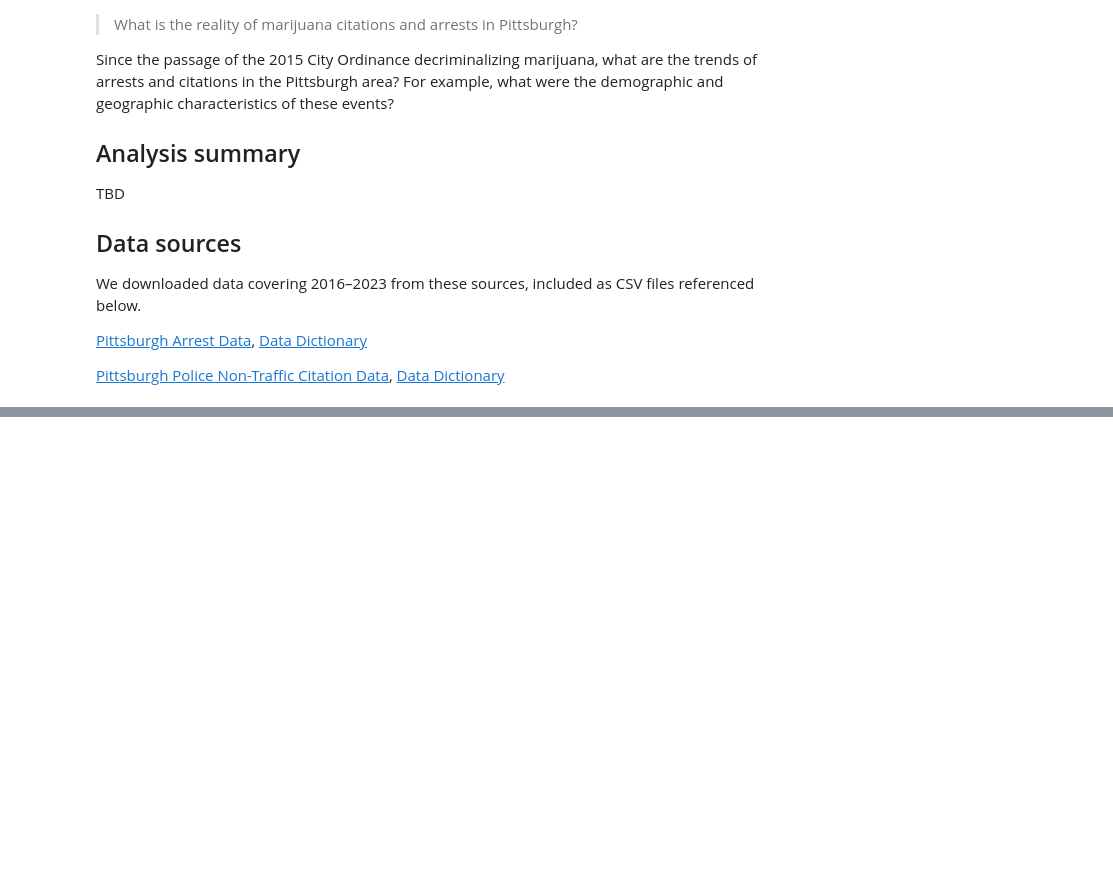
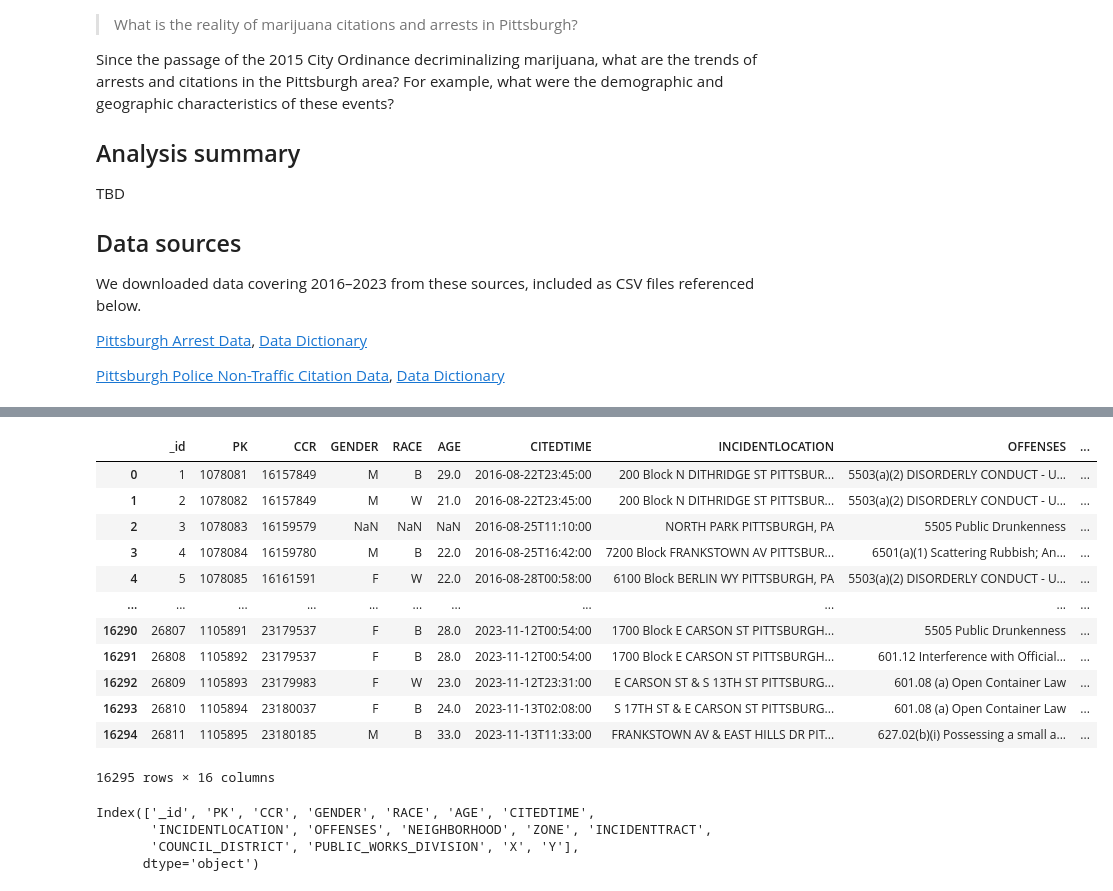
Before and after one commit to Police-Data-Accessibility-Project/caasi-help-desk, a Jupyter notebook: mj-decriminalization/analysis/fall 2024 analysis.ipynb, the cells around one changed output, grey strips where cells are left out. Cells and saved outputs as stored; diff of their text form; code cells hidden in the pictures; blank space fills up the shorter version.

```diff
--- a/mj-decriminalization/analysis/fall 2024 analysis.ipynb
+++ b/mj-decriminalization/analysis/fall 2024 analysis.ipynb
@@ -41,0 +83,23 @@ citations_df = pd.read_csv('citation_data_wprdc.csv', low_memory=False)
+# %%
+citations_df
+# %% [output]
+|  | _id | PK | CCR | GENDER | RACE | AGE | CITEDTIME | INCIDENTLOCATION | OFFENSES | ... |
+| 0 | 1 | 1078081 | 16157849 | M | B | 29.0 | 2016-08-22T23:45:00 | 200 Block N DITHRIDGE ST PITTSBUR... | 5503(a)(2) DISORDERLY CONDUCT - U... | ... |
+| 1 | 2 | 1078082 | 16157849 | M | W | 21.0 | 2016-08-22T23:45:00 | 200 Block N DITHRIDGE ST PITTSBUR... | 5503(a)(2) DISORDERLY CONDUCT - U... | ... |
+| 2 | 3 | 1078083 | 16159579 | NaN | NaN | NaN | 2016-08-25T11:10:00 | NORTH PARK PITTSBURGH, PA | 5505 Public Drunkenness | ... |
+| 3 | 4 | 1078084 | 16159780 | M | B | 22.0 | 2016-08-25T16:42:00 | 7200 Block FRANKSTOWN AV PITTSBUR... | 6501(a)(1) Scattering Rubbish; An... | ... |
+| 4 | 5 | 1078085 | 16161591 | F | W | 22.0 | 2016-08-28T00:58:00 | 6100 Block BERLIN WY PITTSBURGH, PA | 5503(a)(2) DISORDERLY CONDUCT - U... | ... |
+| ... | ... | ... | ... | ... | ... | ... | ... | ... | ... | ... |
+| 16290 | 26807 | 1105891 | 23179537 | F | B | 28.0 | 2023-11-12T00:54:00 | 1700 Block E CARSON ST PITTSBURGH... | 5505 Public Drunkenness | ... |
+| 16291 | 26808 | 1105892 | 23179537 | F | B | 28.0 | 2023-11-12T00:54:00 | 1700 Block E CARSON ST PITTSBURGH... | 601.12 Interference with Official... | ... |
+| 16292 | 26809 | 1105893 | 23179983 | F | W | 23.0 | 2023-11-12T23:31:00 | E CARSON ST & S 13TH ST PITTSBURG... | 601.08 (a) Open Container Law | ... |
+| 16293 | 26810 | 1105894 | 23180037 | F | B | 24.0 | 2023-11-13T02:08:00 | S 17TH ST & E CARSON ST PITTSBURG... | 601.08 (a) Open Container Law | ... |
+| 16294 | 26811 | 1105895 | 23180185 | M | B | 33.0 | 2023-11-13T11:33:00 | FRANKSTOWN AV & EAST HILLS DR PIT... | 627.02(b)(i) Possessing a small a... | ... |
+16295 rows × 16 columns
+# %%
+citations_df.columns
+# %% [output]
+Index(['_id', 'PK', 'CCR', 'GENDER', 'RACE', 'AGE', 'CITEDTIME',
+       'INCIDENTLOCATION', 'OFFENSES', 'NEIGHBORHOOD', 'ZONE', 'INCIDENTTRACT',
+       'COUNCIL_DISTRICT', 'PUBLIC_WORKS_DIVISION', 'X', 'Y'],
+      dtype='object')
```
Also changed, not shown: parts of 24 cells of this notebook.
